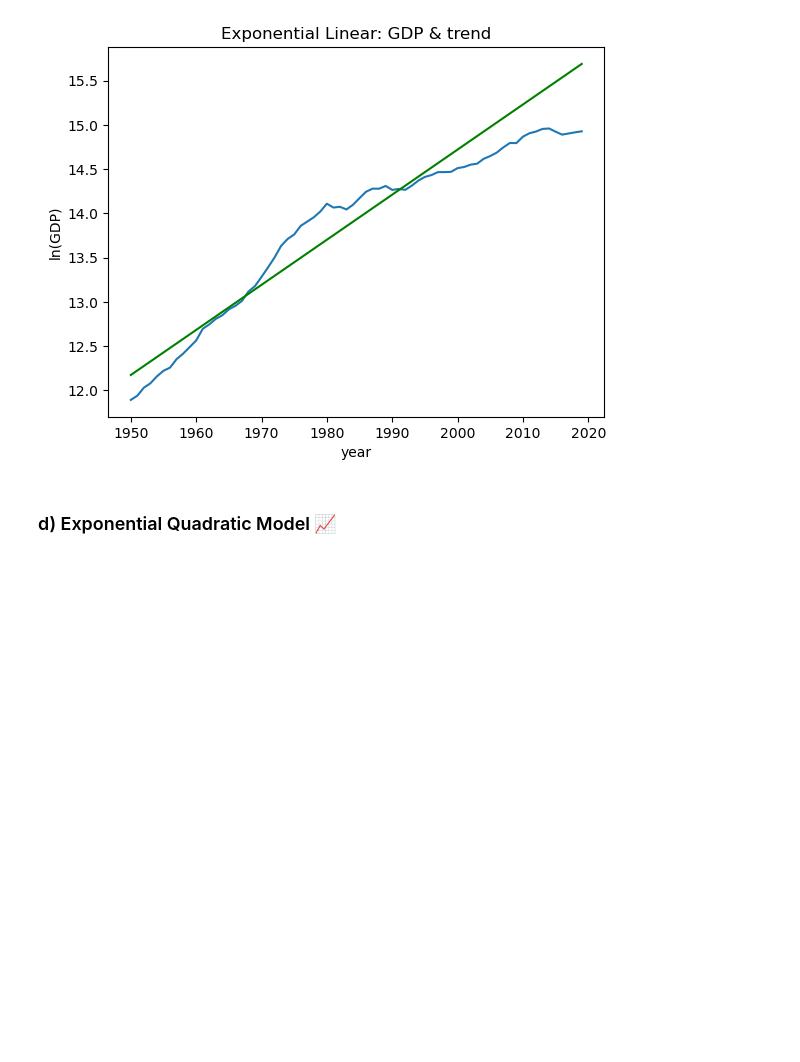
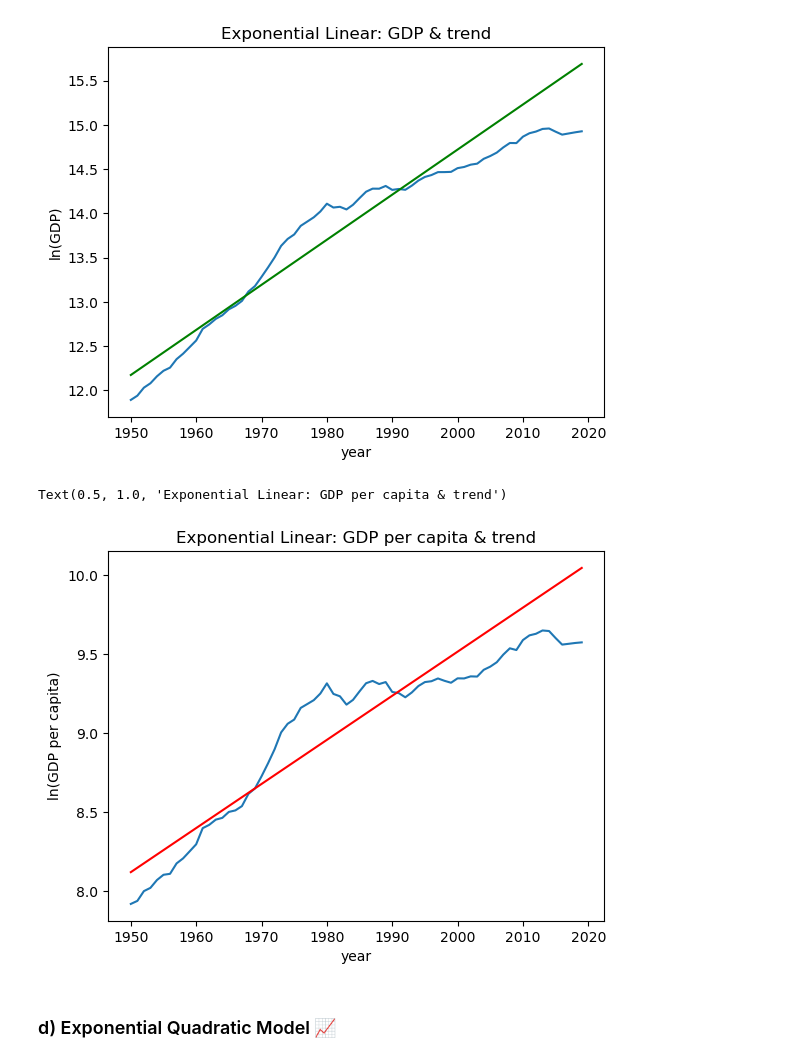
Before and after one commit to Jessie-Fung/ec2b1-brazil, a Jupyter notebook: code/code.ipynb, the cells around one changed output. Saved outputs shown, nothing was run; the diff lists cells and outputs as text; code cells hidden in the pictures; blank space fills up the shorter version.

```diff
--- a/code/code.ipynb
+++ b/code/code.ipynb
@@ -286,6 +235,31 @@ plt.title("Exponential Linear: GDP & trend")
 # %% [output]
 Text(0.5, 1.0, 'Exponential Linear: GDP & trend')
 [figure]
+# %%
+a_exp_linpc, b_exp_linpc = get_regression_coefs(ypc, x1, x2)
+
+# Initialise predicted values yhat
+ypchat_exp_linpc = np.empty(T_all)
+
+# Create loop to compute trend for all years
+for t in range(T_all):
+    ypchat_exp_linpc[t] = a_exp_linpc + b_exp_linpc * (t + 1) # recall that Python indexing starts at 0
+
+# No need to convert to log units
+
+plt.figure()
+plt.plot(data['year'],np.log(data['rgdpna_pc']))
+plt.plot(data['year'],ypchat_exp_linpc, color = 'red')
+
+#labels
+plt.xlabel("year")
+plt.ylabel("ln(GDP per capita)")
+
+#title
+plt.title("Exponential Linear: GDP per capita & trend")
+# %% [output]
+Text(0.5, 1.0, 'Exponential Linear: GDP per capita & trend')
+[figure, added]
 # %% [markdown]
 ### d) Exponential Quadratic Model 📈
 # %%
```
Also changed, not shown: parts of 5 cells of this notebook.
